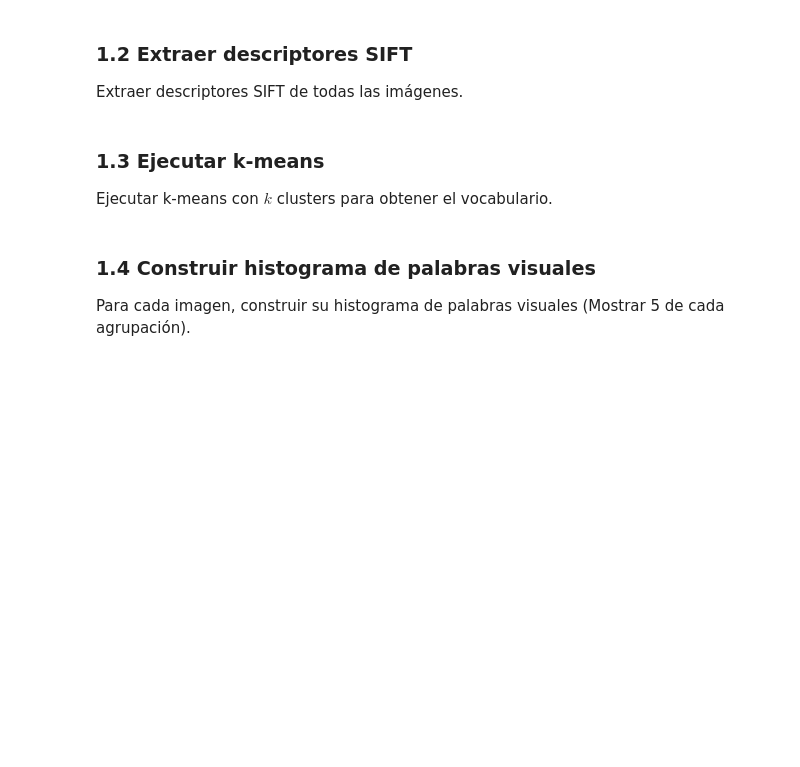
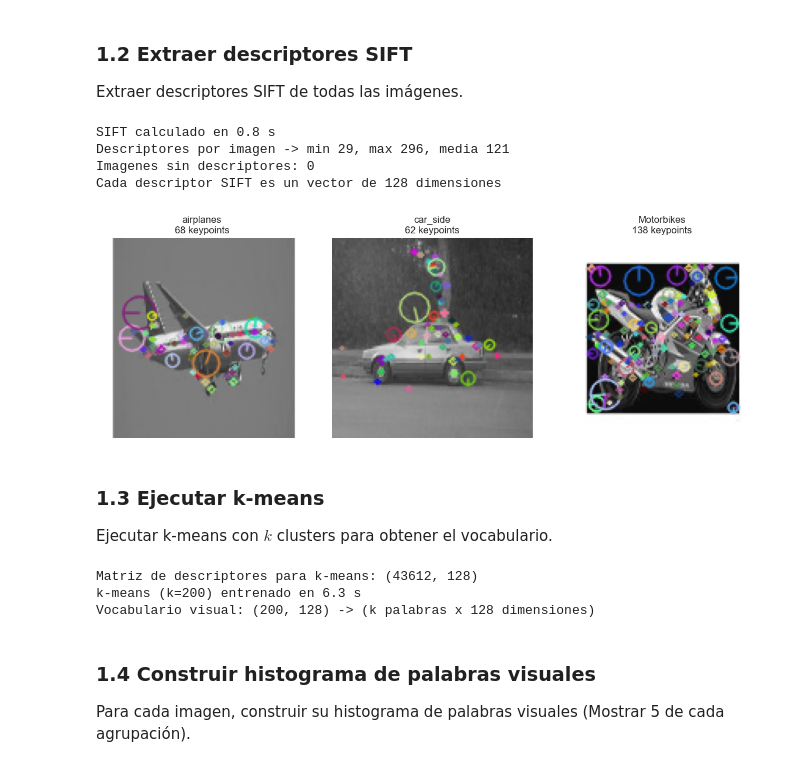
Before and after one commit to nodracPM/Pattern-Recognition, a Jupyter notebook: Lab/P5/Practica_5_Agrupamiento_y_Clasificacion.ipynb, the cells around one changed output. Saved outputs shown, nothing was run; the diff lists cells and outputs as text; code cells hidden in the pictures; blank space fills up the shorter version.

```diff
--- a/Lab/P5/Practica_5_Agrupamiento_y_Clasificacion.ipynb
+++ b/Lab/P5/Practica_5_Agrupamiento_y_Clasificacion.ipynb
@@ -32,10 +149,73 @@ Descargar y filtrar el dataset (3 clases, imágenes redimensionadas a 128 × 128
 ### 1.2 Extraer descriptores SIFT
 
 Extraer descriptores SIFT de todas las imágenes.
+# %%
+# =============================================================
+# 1.2 Extraer descriptores SIFT de todas las imagenes
+# =============================================================
+sift = cv2.SIFT_create()        # crea el detector/descriptor SIFT (invariante a escala y rotacion)
+
+def extraer_descriptores(imagenes):
+    """Devuelve una lista con la matriz de descriptores SIFT (N_keypoints x 128) de cada imagen."""
+    descriptores = []
+    for g in imagenes:
+        _, d = sift.detectAndCompute(g, None)   # detecta keypoints y calcula su descriptor; d: (N,128) o None
+        descriptores.append(d)                  # guardamos la matriz de descriptores de esta imagen
+    return descriptores
+
+t0 = time.time()                                # cronometro
+descriptores = extraer_descriptores(imagenes)   # descriptores SIFT de TODO el conjunto
+print(f'SIFT calculado en {time.time()-t0:.1f} s')
+
+# --- Estadisticas: cuantos descriptores produjo cada imagen ---
+n_por_img = [0 if d is None else len(d) for d in descriptores]       # numero de keypoints por imagen
+sin_desc  = sum(1 for n in n_por_img if n == 0)                      # imagenes sin ningun descriptor
+print(f'Descriptores por imagen -> min {min(n_por_img)}, max {max(n_por_img)}, media {np.mean(n_por_img):.0f}')
+print(f'Imagenes sin descriptores: {sin_desc}')
+print(f'Cada descriptor SIFT es un vector de {descriptores[0].shape[1]} dimensiones')  # confirma que son 128-D
+
+# --- Visualizar los keypoints SIFT detectados sobre una imagen de cada clase ---
+fig, axes = plt.subplots(1, len(CLASES), figsize=(12, 4))
+for ci, c in enumerate(CLASES):
+    m = np.where(etiquetas == ci)[0][0]                              # primera imagen de la clase
+    kp = sift.detect(imagenes[m], None)                              # solo detecta keypoints (para dibujarlos)
+    vis = cv2.drawKeypoints(imagenes[m], kp, None,                   # dibuja circulos con tamano y orientacion
+                            flags=cv2.DRAW_MATCHES_FLAGS_DRAW_RICH_KEYPOINTS)
+    axes[ci].imshow(vis); axes[ci].set_title(f'{c}\n{len(kp)} keypoints'); axes[ci].axis('off')
+plt.tight_layout(); plt.show()
+# %% [output]
+SIFT calculado en 0.8 s
+Descriptores por imagen -> min 29, max 296, media 121
+Imagenes sin descriptores: 0
+Cada descriptor SIFT es un vector de 128 dimensiones
+[figure, added]
 # %% [markdown]
 ### 1.3 Ejecutar k-means
 
 Ejecutar k-means con $k$ clusters para obtener el vocabulario.
+# %%
+# =============================================================
+# 1.3 Ejecutar k-means para construir el vocabulario visual
+# =============================================================
+# Agregamos TODOS los descriptores SIFT de TODAS las imagenes en una sola matriz (Ntotal x 128)
+todos_descriptores = np.vstack([d for d in descriptores if d is not None]).astype(np.float32)
+print('Matriz de descriptores para k-means:', todos_descriptores.shape)
+
+def construir_vocabulario(descriptores_apilados, k, seed=SEED):
+    """Agrupa los descriptores con k-means; cada centroide resultante es una 'palabra visual'."""
+    km = KMeans(n_clusters=k, random_state=seed, n_init=3)  # k cumulos; n_init=3 = 3 inicializaciones, se queda la mejor
+    km.fit(descriptores_apilados)                           # ejecuta el algoritmo k-means
+    return km
+
+t0 = time.time()
+kmeans = construir_vocabulario(todos_descriptores, K_VOCAB)             # vocabulario de K_VOCAB palabras visuales
+print(f'k-means (k={K_VOCAB}) entrenado en {time.time()-t0:.1f} s')
+# Los centroides son el "diccionario": k vectores de 128 dimensiones
+print('Vocabulario visual:', kmeans.cluster_centers_.shape, '-> (k palabras x 128 dimensiones)')
+# %% [output]
+Matriz de descriptores para k-means: (43612, 128)
+k-means (k=200) entrenado en 6.3 s
+Vocabulario visual: (200, 128) -> (k palabras x 128 dimensiones)
 # %% [markdown]
 ### 1.4 Construir histograma de palabras visuales
 
```
Also changed, not shown: parts of 19 cells of this notebook, 11 other files.
